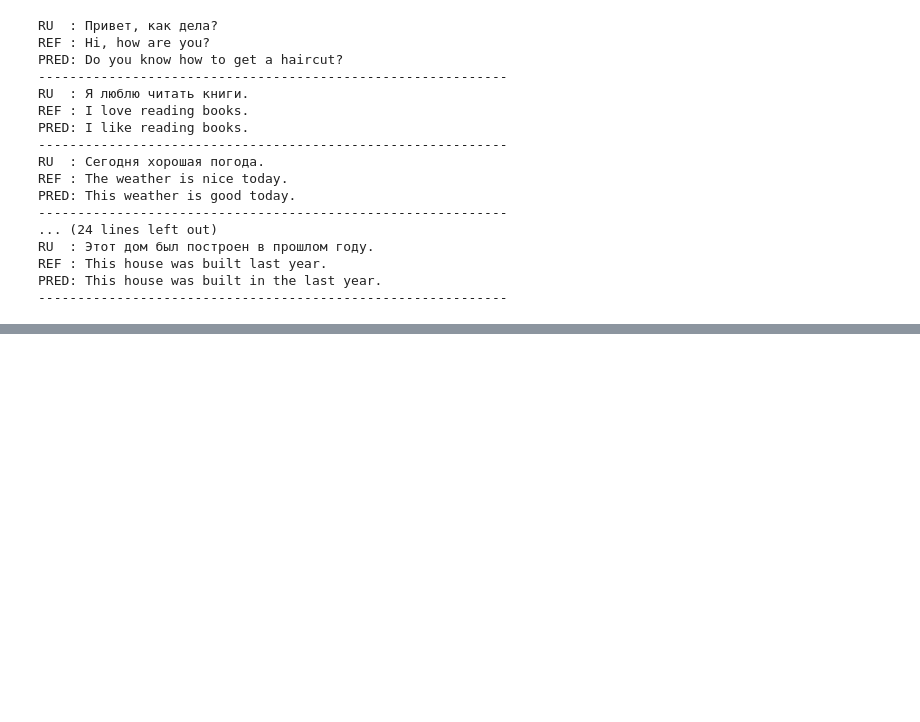
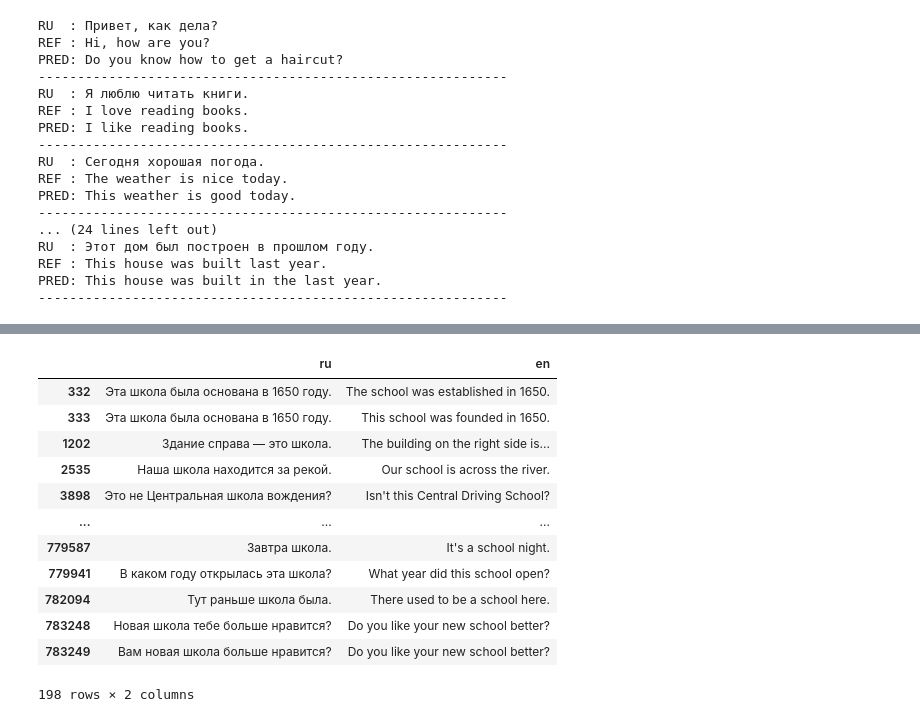
Before and after one commit to ReSpix/neural, a Jupyter notebook: notebooks/rnn/seq2seq.ipynb, the cells around one changed output, grey strips where cells are left out. Drawn from its saved outputs; the diff is of its cells as text; code cells hidden in the pictures; blank space fills up the shorter version.

```diff
--- a/notebooks/rnn/seq2seq.ipynb
+++ b/notebooks/rnn/seq2seq.ipynb
@@ -517,0 +540,16 @@ PRED: This house was built in the last year.
+# %%
+df[df["ru"].str.contains("школа")]
+# %% [output]
+|  | ru | en |
+| 332 | Эта школа была основана в 1650 году. | The school was established in 1650. |
+| 333 | Эта школа была основана в 1650 году. | This school was founded in 1650. |
+| 1202 | Здание справа — это школа. | The building on the right side is... |
+| 2535 | Наша школа находится за рекой. | Our school is across the river. |
+| 3898 | Это не Центральная школа вождения? | Isn't this Central Driving School? |
+| ... | ... | ... |
+| 779587 | Завтра школа. | It's a school night. |
+| 779941 | В каком году открылась эта школа? | What year did this school open? |
+| 782094 | Тут раньше школа была. | There used to be a school here. |
+| 783248 | Новая школа тебе больше нравится? | Do you like your new school better? |
+| 783249 | Вам новая школа больше нравится? | Do you like your new school better? |
+198 rows × 2 columns
```
Also changed, not shown: parts of 17 cells of this notebook.
